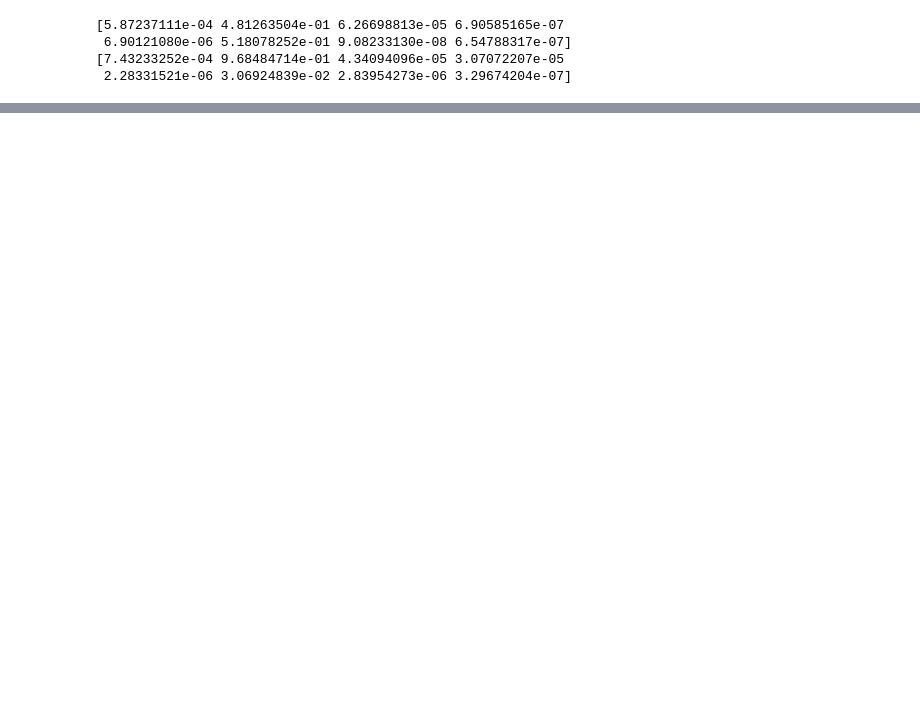
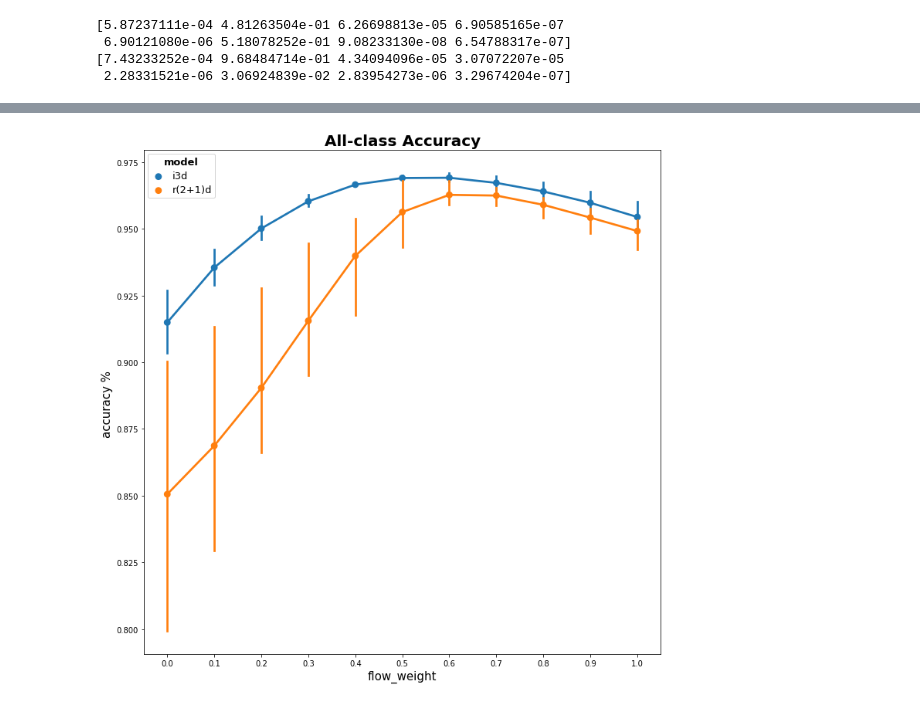
Before and after one commit to giangnn-bkace/result-analysis, a Jupyter notebook: analysis.ipynb, the cells around one changed output, grey strips where cells are left out. Cells and saved outputs as stored; diff of their text form; code cells hidden in the pictures; blank space fills up the shorter version.

```diff
--- a/analysis.ipynb
+++ b/analysis.ipynb
@@ -188,5 +154,10 @@ accuracies[0]
 # %%
-i3d_result_acc_all = pd.DataFrame({'accuracy':i3d_acc_all,'model':'i3d','flow_weight':flow_weight})
-r21d_result_acc_all = pd.DataFrame({'accuracy':r21d_acc_all,'model':'r(2+1)d','flow_weight':flow_weight})
-accuracy_all = pd.concat([i3d_result_acc_all, r21d_result_acc_all], ignore_index=True)
+all_result_acc = []
+for run in range(num_test):
+    all_i3d_result_acc = pd.DataFrame({'accuracy':all_i3d_acc[run],'model':'i3d','flow_weight':flow_weight,'run':run})
+    all_r21d_result_acc = pd.DataFrame({'accuracy':all_r21d_acc[run],'model':'r(2+1)d','flow_weight':flow_weight,'run':run})
+    all_result_acc.append(pd.concat([all_i3d_result_acc, all_r21d_result_acc], ignore_index=True))
+accuracy_all = all_result_acc[0]
+for id in range(len(all_result_acc)-1):
+    accuracy_all = pd.concat([accuracy_all, all_result_acc[id+1]], ignore_index=True)
 accuracy_all
@@ -202,10 +204,17 @@ plt.show()
 # %%
 f,ax=plt.subplots(1,1,figsize=(12,12))
 sns.pointplot('flow_weight','accuracy',hue='model',data=accuracy_all,ax=ax)
-ax.set_title('Accuracy')
+ax.set_title('All-class Accuracy', fontweight="bold", size=20)
+ax.set_xlabel('flow_weight', size=15)
+ax.set_ylabel('accuracy % ', size=15)
+plt.setp(ax.get_legend().get_texts(), fontsize='13') # for legend text
+plt.setp(ax.get_legend().get_title(), fontweight="bold", fontsize='13') # for legend title
+ax.tick_params(labelsize=10)
 #plt.close(8)
 f.savefig('all_acc.pdf', bbox_inches='tight')
 plt.show()
+# %% [output]
+[figure, added]
 # %%
 from sklearn.metrics import confusion_matrix
 cfm = confusion_matrix(r21d_labels, r21d_sm[10].argmax(axis=1))
```
Also changed, not shown: parts of 11 cells of this notebook, 3 other files.
